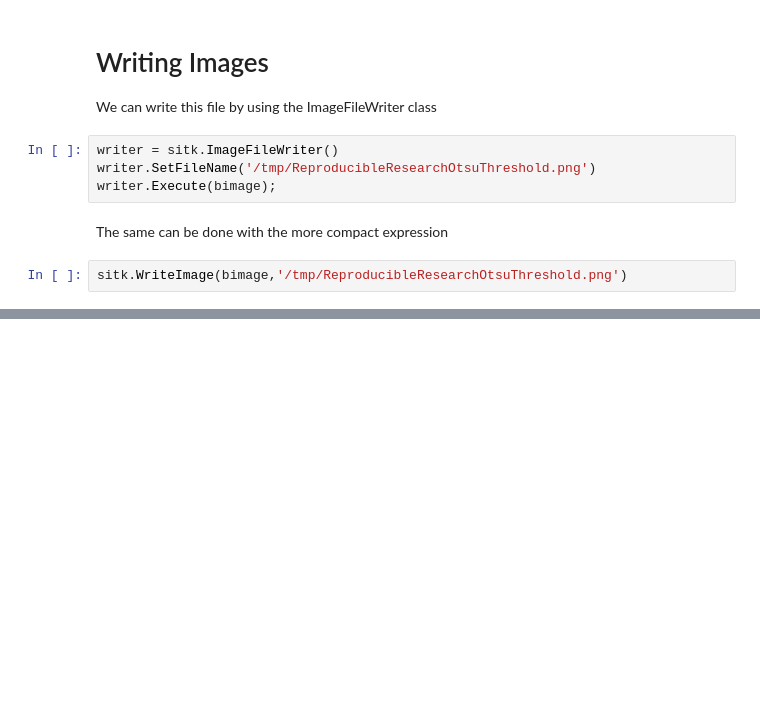
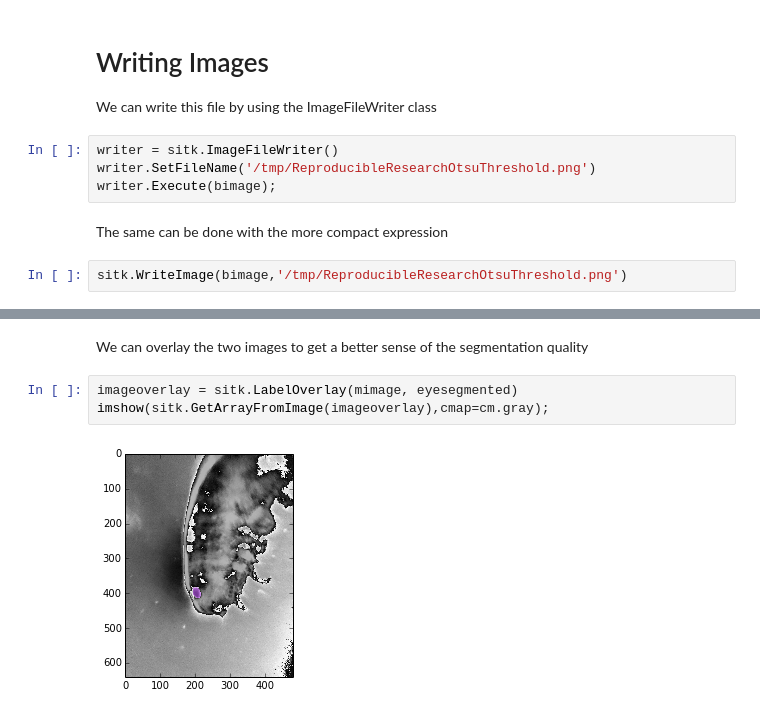
Before and after one commit to reproducible-research/scipy-tutorial-2014, a Jupyter notebook: notebooks/00-ReproducibleResearch.ipynb, the cells around one changed output, grey strips where cells are left out. Drawn from its saved outputs; the diff is of its cells as text; blank space fills up the shorter version.

```diff
--- a/notebooks/00-ReproducibleResearch.ipynb
+++ b/notebooks/00-ReproducibleResearch.ipynb
@@ -163,0 +184,7 @@ sitk.WriteImage(bimage,'/tmp/ReproducibleResearchOtsuThreshold.png')
+# %% [markdown]
+We can overlay the two images to get a better sense of the segmentation quality
+# %%
+imageoverlay = sitk.LabelOverlay(mimage, eyesegmented)
+imshow(sitk.GetArrayFromImage(imageoverlay),cmap=cm.gray);
+# %% [output]
+[figure, added]
```
Also changed, not shown: parts of 7 cells of this notebook.
